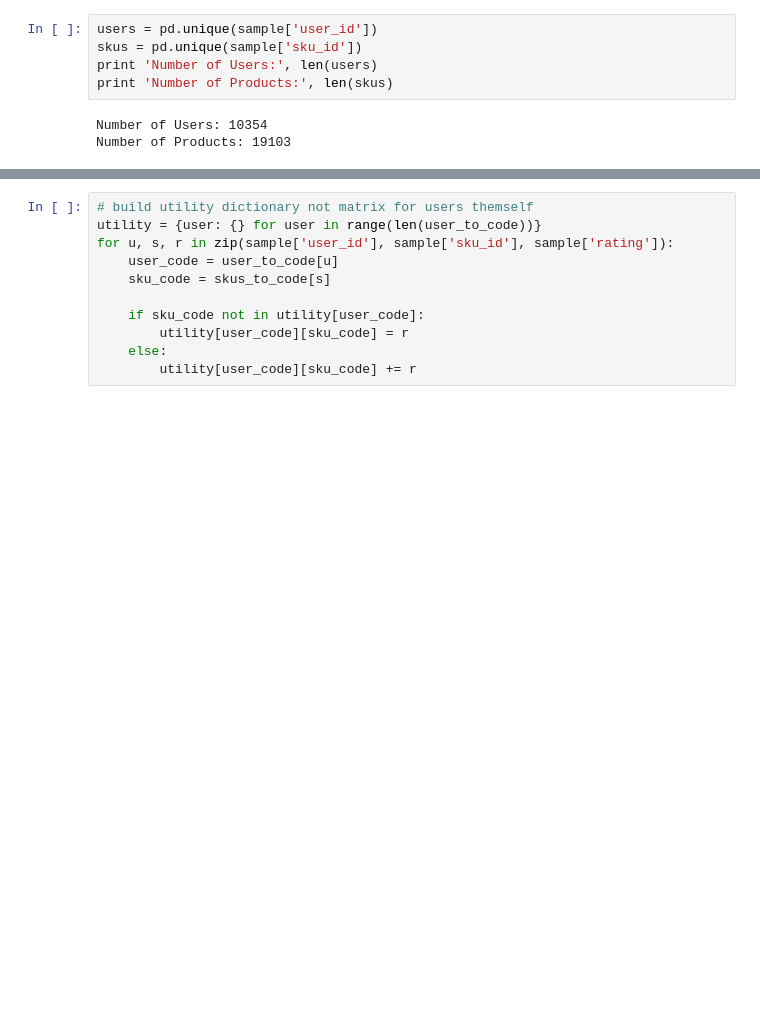
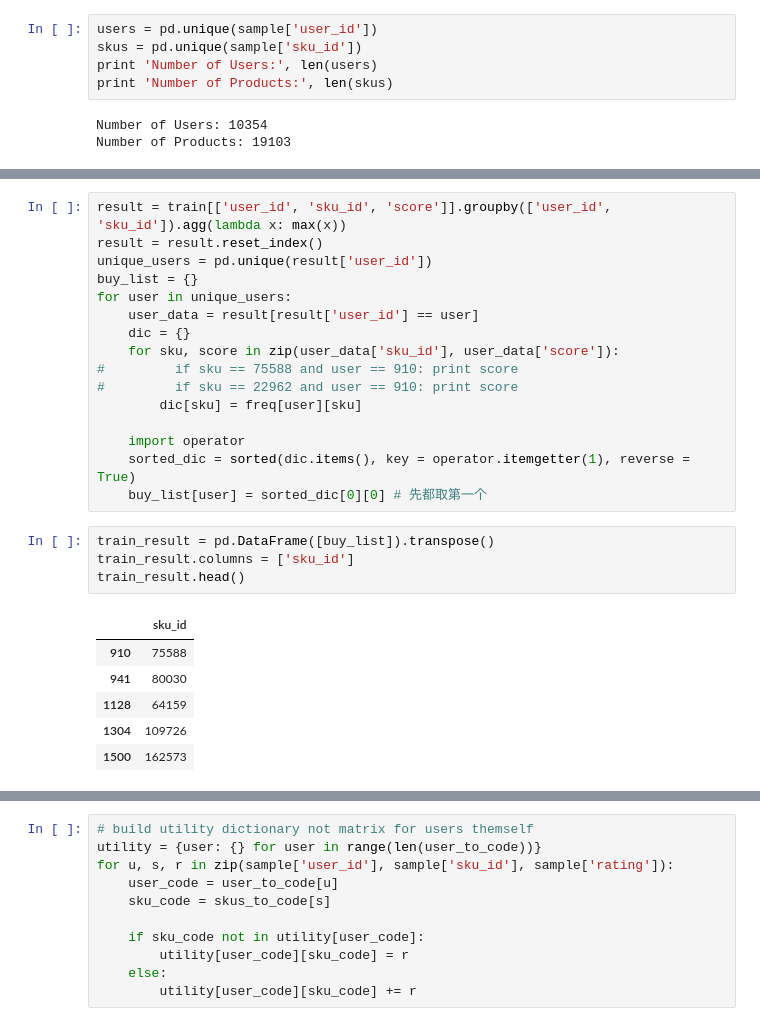
Before and after one commit to jiajuns/JD, a Jupyter notebook: code/explore.ipynb, the cells around one changed output, grey strips where cells are left out. Drawn from its saved outputs; the diff is of its cells as text; blank space fills up the shorter version.

```diff
--- a/code/explore.ipynb
+++ b/code/explore.ipynb
@@ -290,0 +366,27 @@ sample['rating'] = sample['type'].apply(lambda x: type_to_rating[x])
+# %%
+result = train[['user_id', 'sku_id', 'score']].groupby(['user_id', 'sku_id']).agg(lambda x: max(x))
+result = result.reset_index()
+unique_users = pd.unique(result['user_id'])
+buy_list = {}
+for user in unique_users:
+    user_data = result[result['user_id'] == user]
+    dic = {}
+    for sku, score in zip(user_data['sku_id'], user_data['score']):
+#         if sku == 75588 and user == 910: print score
+#         if sku == 22962 and user == 910: print score
+        dic[sku] = freq[user][sku]
+
+    import operator
+    sorted_dic = sorted(dic.items(), key = operator.itemgetter(1), reverse = True)
+    buy_list[user] = sorted_dic[0][0] # 先都取第一个
+# %%
+train_result = pd.DataFrame([buy_list]).transpose()
+train_result.columns = ['sku_id']
+train_result.head()
+# %% [output]
+|  | sku_id |
+| 910 | 75588 |
+| 941 | 80030 |
+| 1128 | 64159 |
+| 1304 | 109726 |
+| 1500 | 162573 |
```
Also changed, not shown: parts of 10 cells of this notebook.
